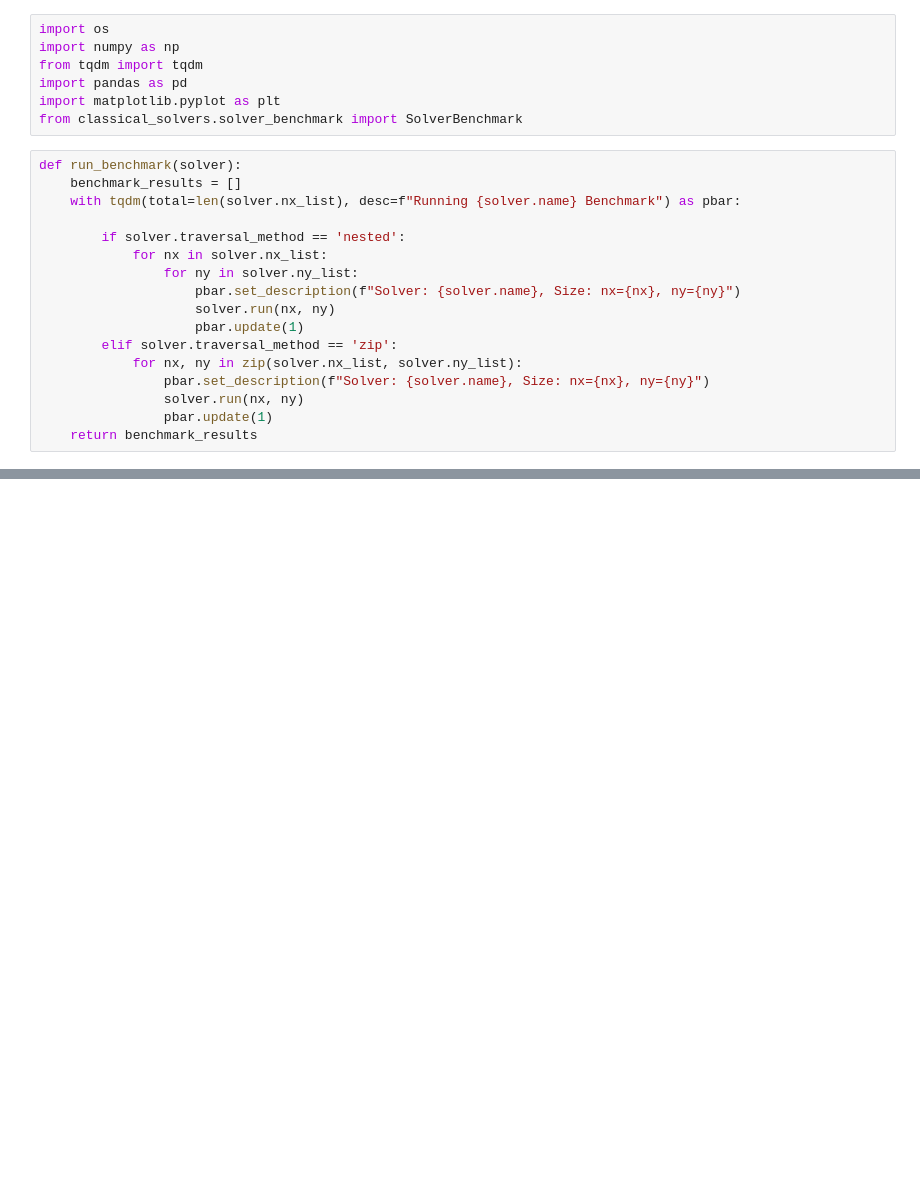
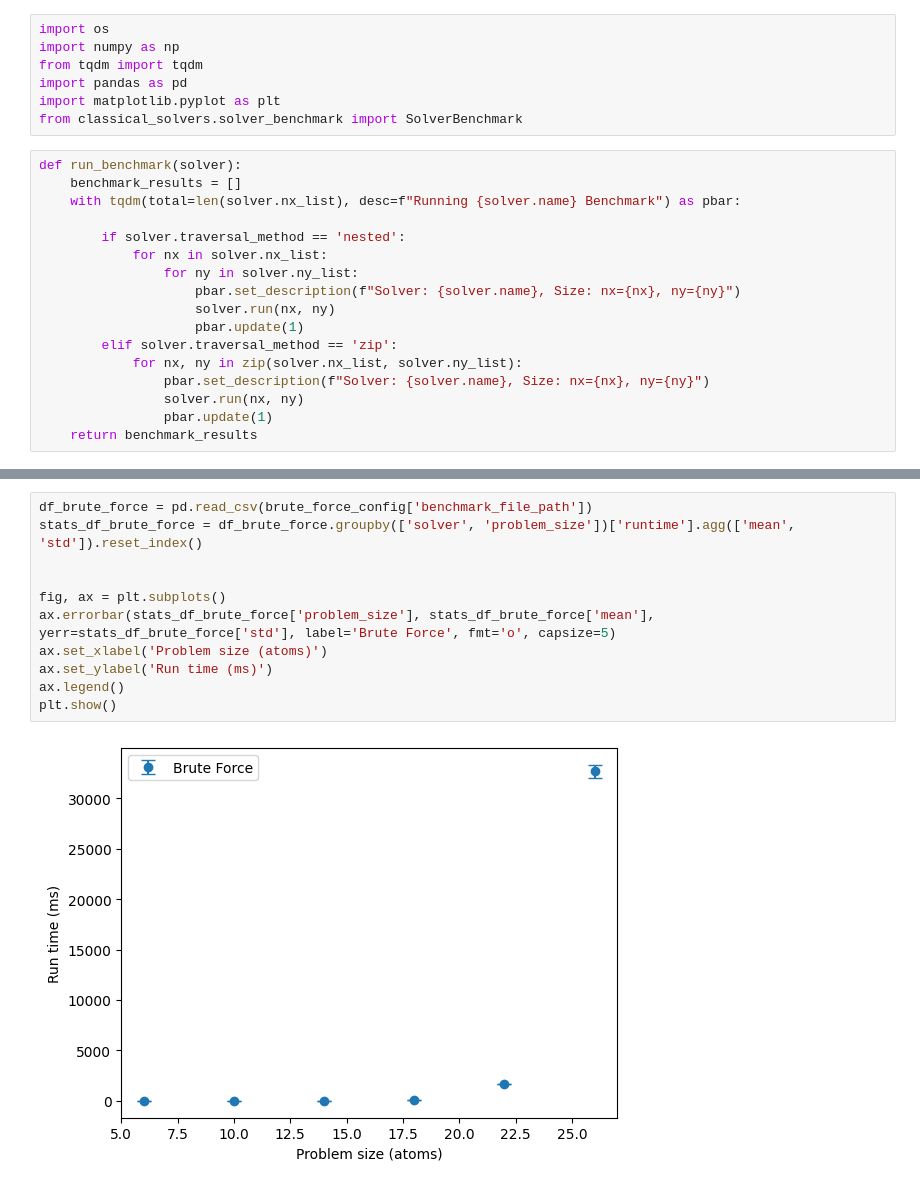
Before and after one commit to azhutov/cspraa, a Jupyter notebook: classical_solvers/runtime_benchmark.ipynb, the cells around one changed output, grey strips where cells are left out. Cells and saved outputs as stored; diff of their text form; blank space fills up the shorter version.

Commit message:
add projection for the bruteforce runtime -AZ

```diff
--- a/classical_solvers/runtime_benchmark.ipynb
+++ b/classical_solvers/runtime_benchmark.ipynb
@@ -76,0 +77,13 @@ plt.show()
+# %%
+df_brute_force = pd.read_csv(brute_force_config['benchmark_file_path'])
+stats_df_brute_force = df_brute_force.groupby(['solver', 'problem_size'])['runtime'].agg(['mean', 'std']).reset_index()
+
+
+fig, ax = plt.subplots()
+ax.errorbar(stats_df_brute_force['problem_size'], stats_df_brute_force['mean'], yerr=stats_df_brute_force['std'], label='Brute Force', fmt='o', capsize=5)
+ax.set_xlabel('Problem size (atoms)')
+ax.set_ylabel('Run time (ms)')
+ax.legend()
+plt.show()
+# %% [output]
+[figure, added]
```
Also changed, not shown: parts of 6 cells of this notebook, 1 other file.
